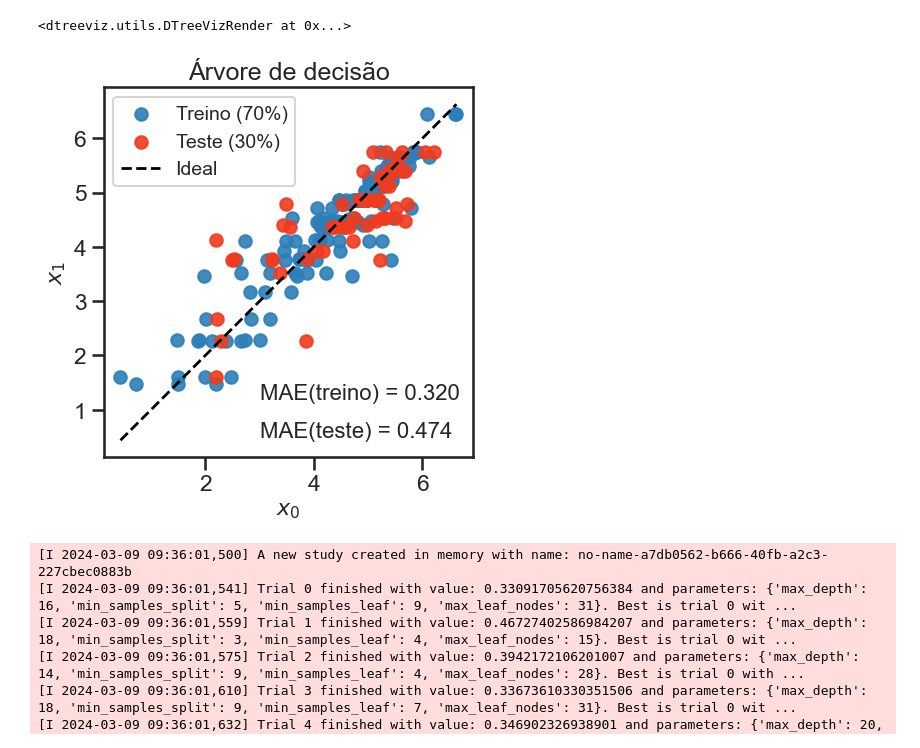
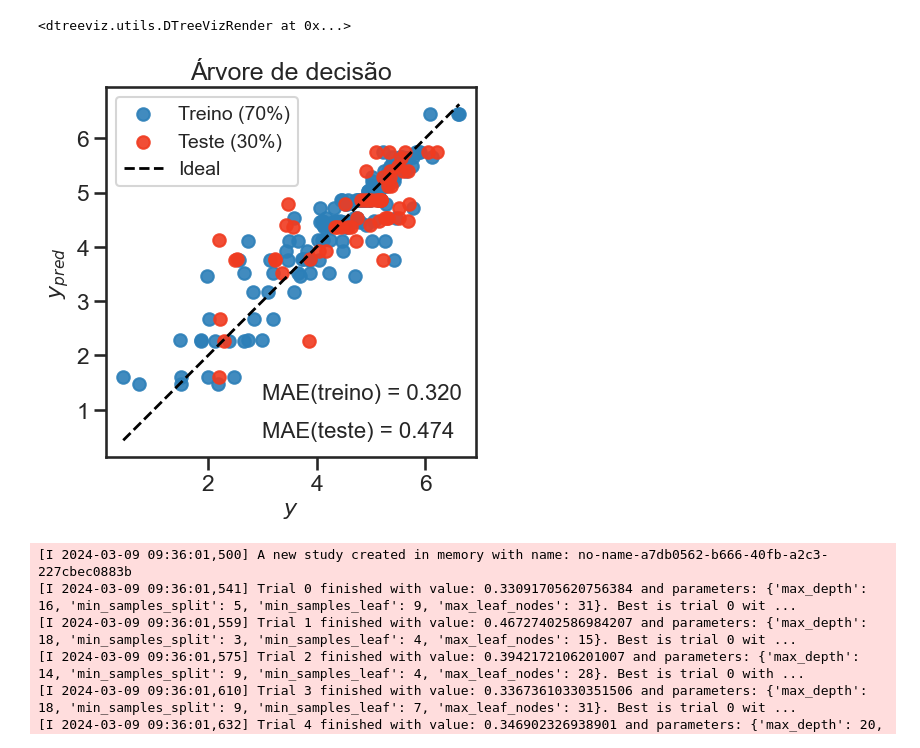
Before and after one commit to leseixas/aprendizagem-de-maquina, a Jupyter notebook: modelos/04_decision_tree_regression.ipynb, the cells around one changed output. Saved outputs shown, nothing was run; the diff lists cells and outputs as text; code cells hidden in the pictures.

Commit message:
Corrigi gráfico do exemplo 04

```diff
--- a/modelos/04_decision_tree_regression.ipynb
+++ b/modelos/04_decision_tree_regression.ipynb
@@ -132,24 +132,24 @@ viz_model.view(scale=1.0) # colors={'classes': [None, None, ['#377eb8', '#e41a1c
 # %%
 import seaborn as sns
 sns.set_theme(style='ticks', context='talk')
 plt.scatter(y_train, y_pred_train, label='Treino (70%)', alpha=0.9, color='#2c7fb8')
 plt.scatter(y_test, y_pred_test, label='Teste (30%)', alpha=0.9, color='#f03b20')
 
 # Plot the 45-degree line (line with angular coefficient of 1)
 x_line = np.linspace(min(y_train), max(y_train), 100)
 plt.plot(x_line, x_line, color='black', linestyle='--', linewidth=2, label='Ideal')
 
-plt.xlabel("$x_0$", fontsize=16)
-plt.ylabel("$x_1$", fontsize=16)
+plt.xlabel("$y$", fontsize=16)
+plt.ylabel("$y_{pred}$", fontsize=16)
 plt.legend(fontsize=14)
 plt.text(3,1.2,f"MAE(treino) = {mae_train:.3f}", fontsize=16)
 plt.text(3,0.5,f"MAE(teste) = {mae_test:.3f}", fontsize=16)
 plt.title("Árvore de decisão", fontsize=18)
-plt.gca().set_aspect(1)
-plt.savefig('decision_tree_regression.png', dpi=600, format='png', bbox_inches='tight', transparent=False)
+plt.gca().set_aspect("equal", adjustable="box")
+plt.savefig('../graficos/exemplo04/decision_tree_regression.png', dpi=600, format='png', bbox_inches='tight', transparent=False)
 plt.show()
 # %% [output]
-[figure, old version]
+[figure, new version]
 # %%
 import optuna
 from sklearn.tree import DecisionTreeRegressor
```
Also changed, not shown: 1 other file.
